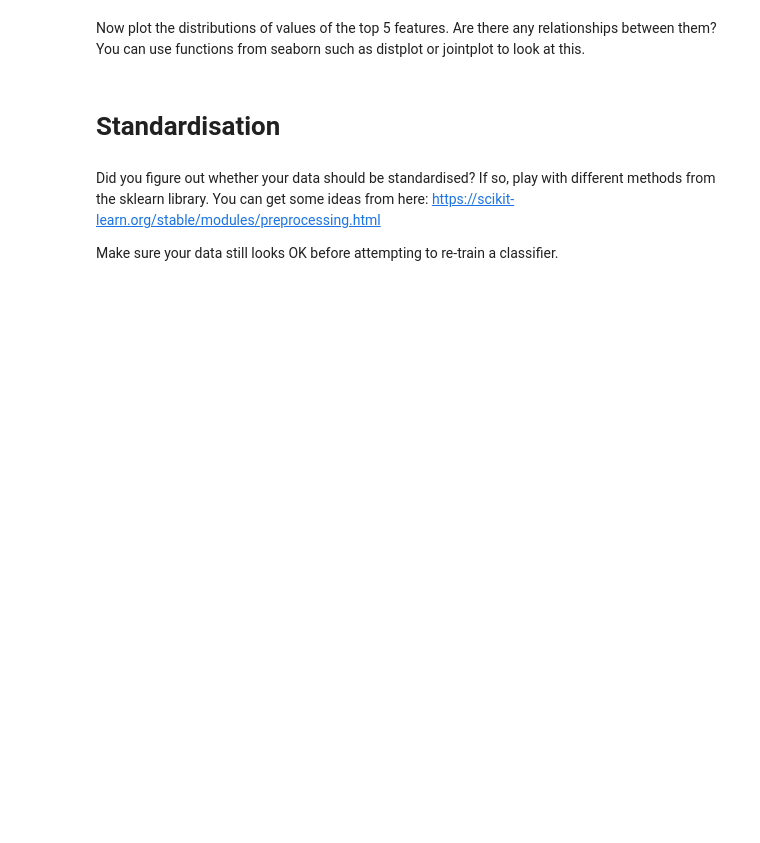
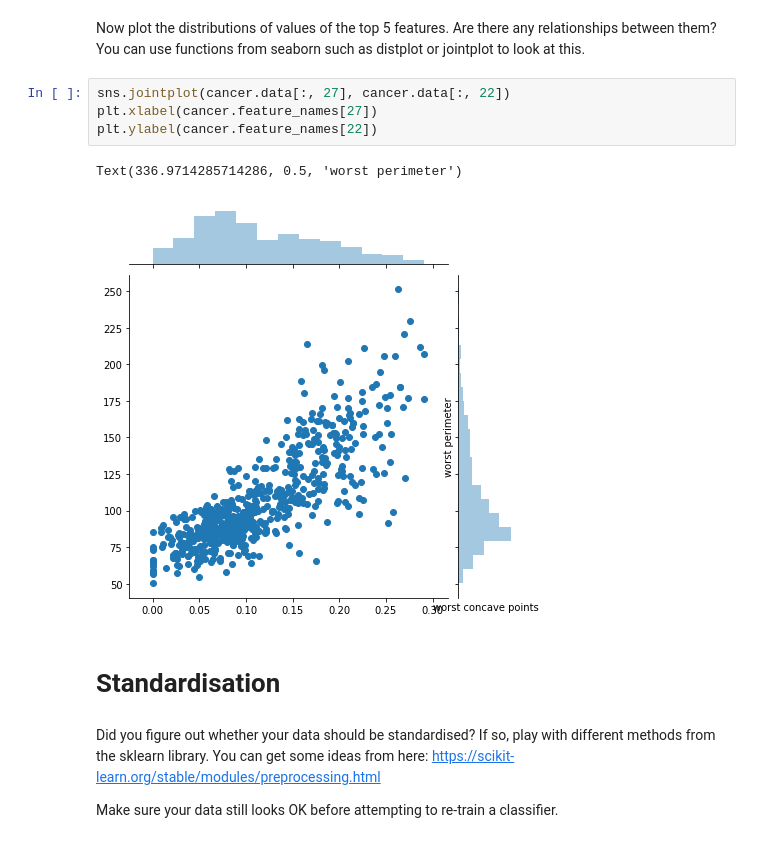
Before and after one commit to itsdaveba/ce888labs, a Jupyter notebook: labs/lab3/Breast_Cancer_dataset.ipynb, the cells around one changed output. Cells and saved outputs as stored; diff of their text form; blank space fills up the shorter version.

```diff
--- a/labs/lab3/Breast_Cancer_dataset.ipynb
+++ b/labs/lab3/Breast_Cancer_dataset.ipynb
@@ -297,5 +387,12 @@ axes.set_ylim([0,None])
 # %% [markdown]
 Now plot the distributions of values of the top 5 features. Are there any relationships between them? You can use functions from seaborn such as distplot or jointplot to look at this.
+# %%
+sns.jointplot(cancer.data[:, 27], cancer.data[:, 22])
+plt.xlabel(cancer.feature_names[27])
+plt.ylabel(cancer.feature_names[22])
+# %% [output]
+Text(336.9714285714286, 0.5, 'worst perimeter')
+[figure, added]
 # %% [markdown]
 # Standardisation
 # %% [markdown]
```
Also changed, not shown: parts of 23 cells of this notebook.
